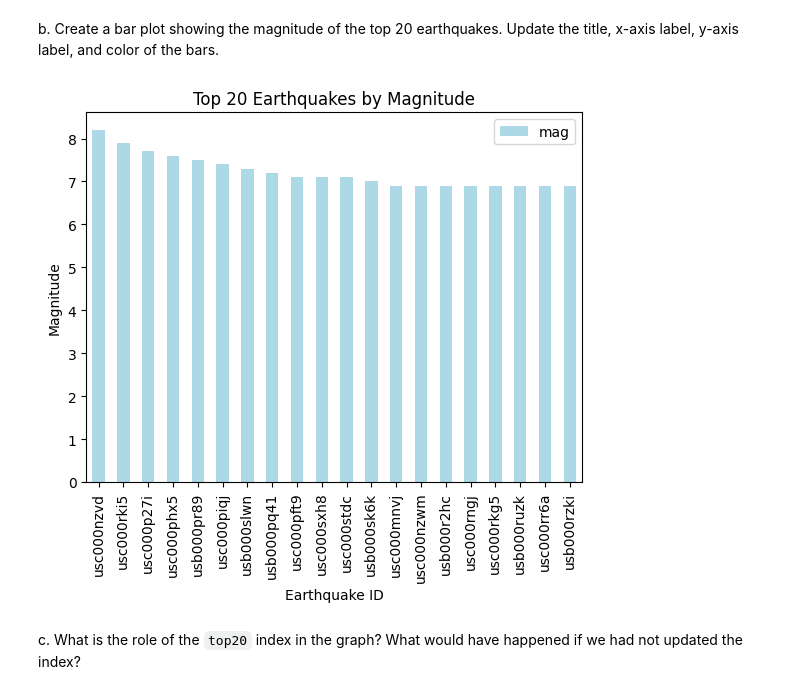
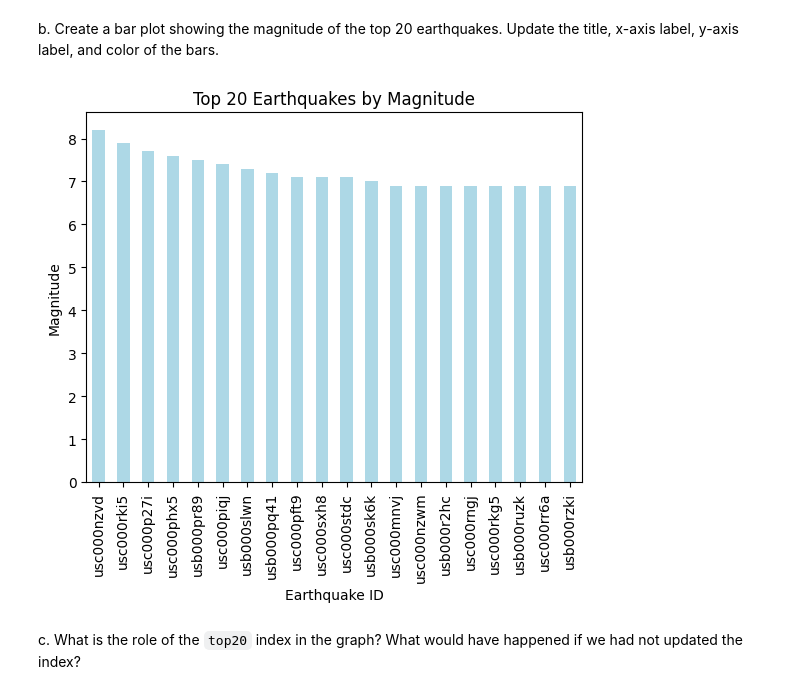
Before and after one commit to llumj/eds220-hwk1, a Jupyter notebook: hwk1-task3-earthquakes-Mull.ipynb, the cells around one changed output. Cells and saved outputs as stored; diff of their text form; code cells hidden in the pictures.

```diff
--- a/hwk1-task3-earthquakes-Mull.ipynb
+++ b/hwk1-task3-earthquakes-Mull.ipynb
@@ -205,7 +192,7 @@ plt.show()
 a. Create a new variable `top20` with the 20 earthquakes with largest magnitude. HINT: check the method [`pandas.Series.nlargest`](https://pandas.pydata.org/docs/reference/api/pandas.Series.nlargest.html)
 # %%
 # Use nlargest with count set to 20 and select column 'mag'
-top20 = eqk.nlargest(20, 'mag')
+top20 = eqk['mag'].nlargest(20, keep = 'all')
 # %%
 # View the dataframe
 top20
@@ -234,17 +220,19 @@ top20
 b. Create a bar plot showing the magnitude of the top 20 earthquakes. Update the title, x-axis label, y-axis label, and color of the bars.
 # %%
 # Create a bar plot for the top 20 earthquake magnitudes
-top20.plot(kind= 'bar', y= 'mag', color= 'lightblue')
+top20.plot(kind= 'bar',
+           y= 'mag',
+           color= 'lightblue')
 
 # Add title, update x and y axis labels
 plt.title('Top 20 Earthquakes by Magnitude')
 plt.xlabel('Earthquake ID')
 plt.ylabel('Magnitude')
 
 # Display the plot
 plt.show()
 # %% [output]
-[figure, old version]
+[figure, new version]
 # %% [markdown]
 <!-- END QUESTION -->
 
```
Also changed, not shown: parts of 8 cells of this notebook.
